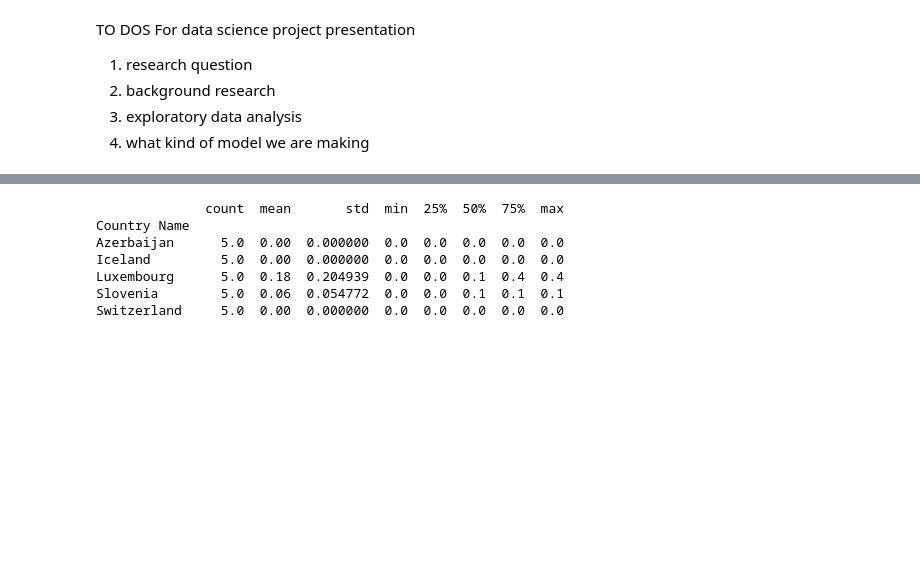
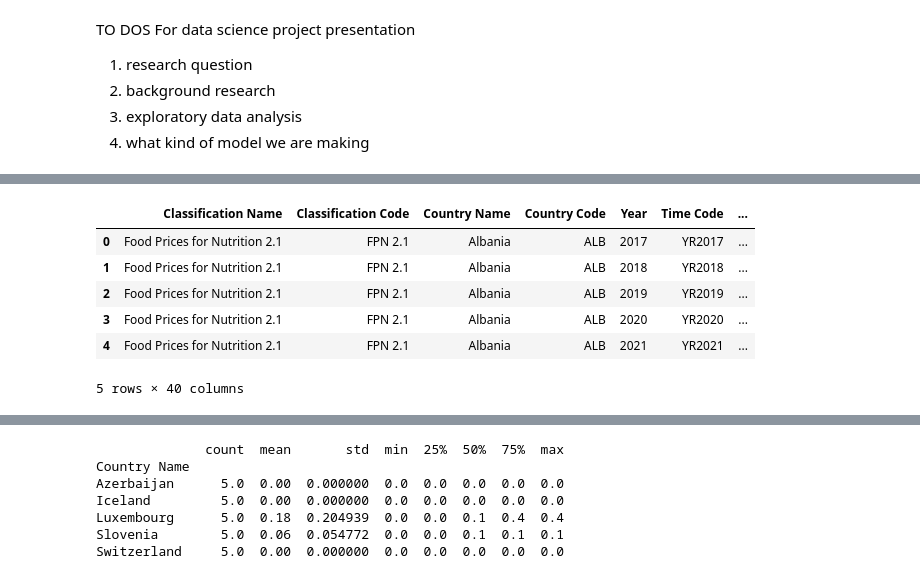
Before and after one commit to pschell23/DS-Project-Course--Parker-Schell-Alex-Torti-Mariah-Hudson, a Jupyter notebook: Project1.ipynb, the cells around one changed output, grey strips where cells are left out. Drawn from its saved outputs; the diff is of its cells as text; code cells hidden in the pictures; blank space fills up the shorter version.

Commit message:
Co-authored-by: Ymy9he <Ymy9he@users.noreply.github.com> Co-authored-by: ALEXTORTI <ALEXTORTI@users.noreply.github.com> Co-authored-by: hek4z <hek4z@users.noreply.github.com>

```diff
--- a/Project1.ipynb
+++ b/Project1.ipynb
@@ -24,2 +26,2 @@ Background: The Food Prices for Nutrition database integrates data from the Inte
 # %%
-Food_data = pd.read_csv(r"C:\Users\parke\Downloads\P_Data_Extract_From_Food_Prices_for_Nutrition\food_data.csv",encoding="latin")
+Food_data = pd.read_csv(r"C:\Users\parke\OneDrive\food_data1.csv",encoding="latin")
@@ -25,0 +199,13 @@ Food_data = pd.read_csv(r"C:\Users\parke\Downloads\P_Data_Extract_From_Food_Pric
+# %%
+# rename Time column on food_data to Year
+Food_data.rename(columns={'Time': 'Year'}, inplace=True)
+
+Food_data.head()
+# %% [output]
+|  | Classification Name | Classification Code | Country Name | Country Code | Year | Time Code | ... |
+| 0 | Food Prices for Nutrition 2.1 | FPN 2.1 | Albania | ALB | 2017 | YR2017 | ... |
+| 1 | Food Prices for Nutrition 2.1 | FPN 2.1 | Albania | ALB | 2018 | YR2018 | ... |
+| 2 | Food Prices for Nutrition 2.1 | FPN 2.1 | Albania | ALB | 2019 | YR2019 | ... |
+| 3 | Food Prices for Nutrition 2.1 | FPN 2.1 | Albania | ALB | 2020 | YR2020 | ... |
+| 4 | Food Prices for Nutrition 2.1 | FPN 2.1 | Albania | ALB | 2021 | YR2021 | ... |
+5 rows × 40 columns
```
Also changed, not shown: parts of 27 cells of this notebook, 1 other file.
